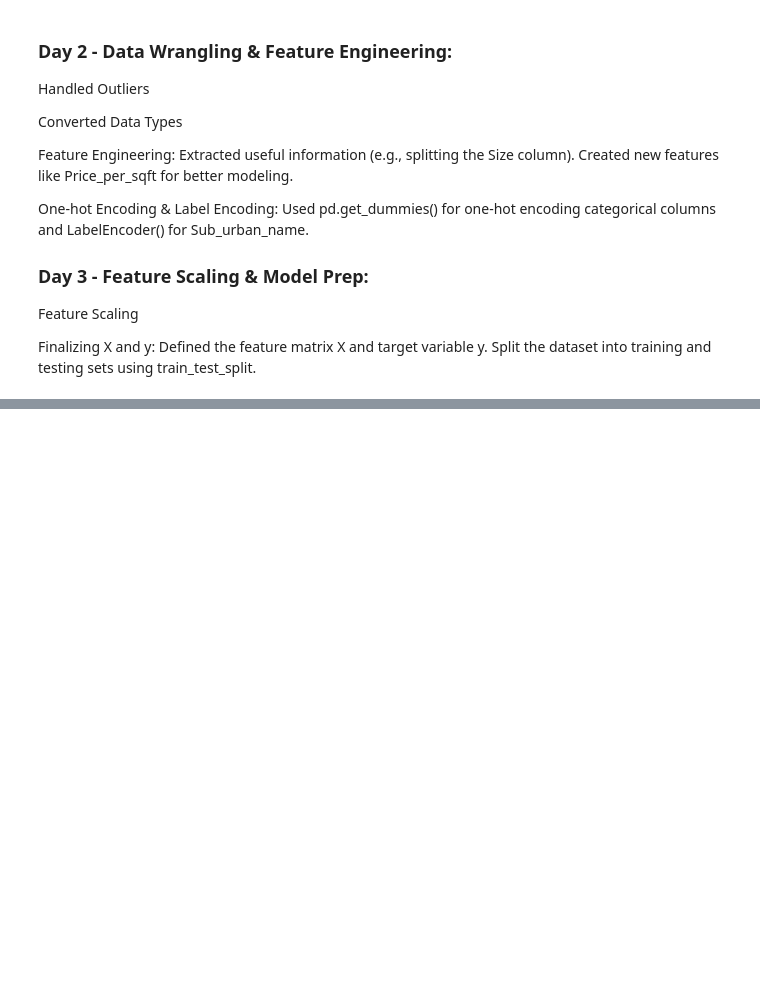
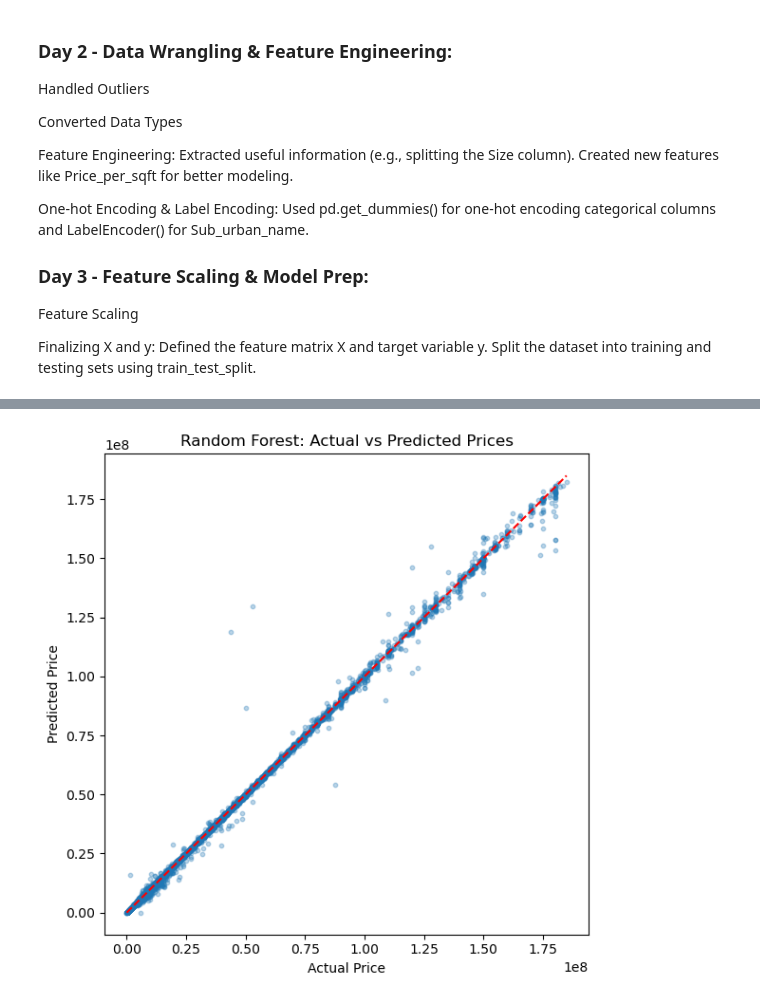
Before and after one commit to Krish2673/Real-Estate-Price-Predictor, a Jupyter notebook: Price_Predictor.ipynb, the cells around one changed output, grey strips where cells are left out. Saved outputs shown, nothing was run; the diff lists cells and outputs as text; code cells hidden in the pictures; blank space fills up the shorter version.

```diff
--- a/Price_Predictor.ipynb
+++ b/Price_Predictor.ipynb
@@ -553,0 +604,2 @@ Split the dataset into training and testing sets using train_test_split.
+# %%
+y_pred = rf_model.predict(X_test)
@@ -553,0 +618,11 @@ Split the dataset into training and testing sets using train_test_split.
+# %%
+plt.figure(figsize=(6, 6))
+plt.scatter(y_test, y_pred, alpha=0.3, s=10)
+plt.plot([y_test.min(), y_test.max()], [y_test.min(), y_test.max()], 'r--')
+plt.xlabel('Actual Price')
+plt.ylabel('Predicted Price')
+plt.title('Random Forest: Actual vs Predicted Prices')
+plt.tight_layout()
+plt.show()
+# %% [output]
+[figure, added]
```
Also changed, not shown: parts of 21 cells of this notebook.
